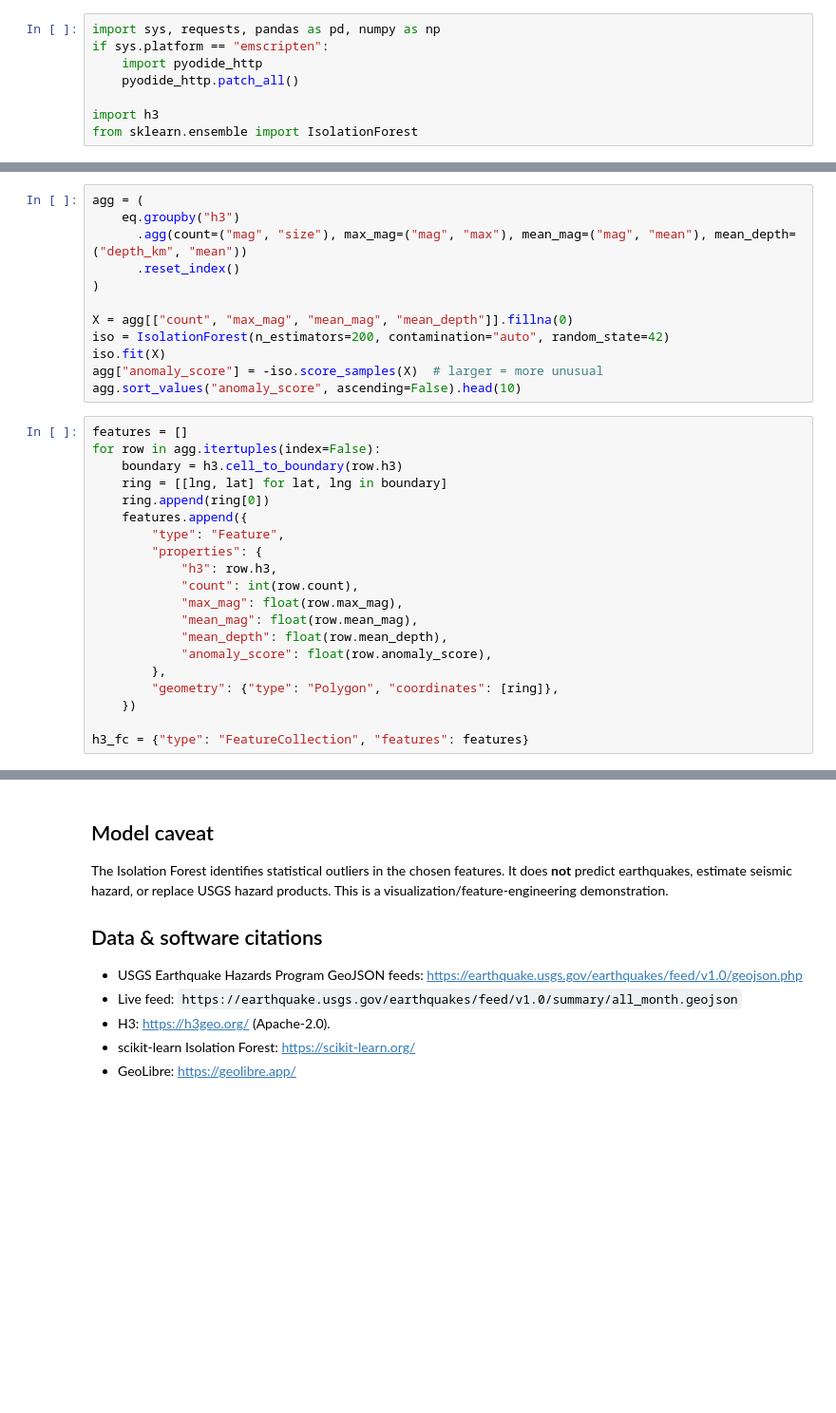
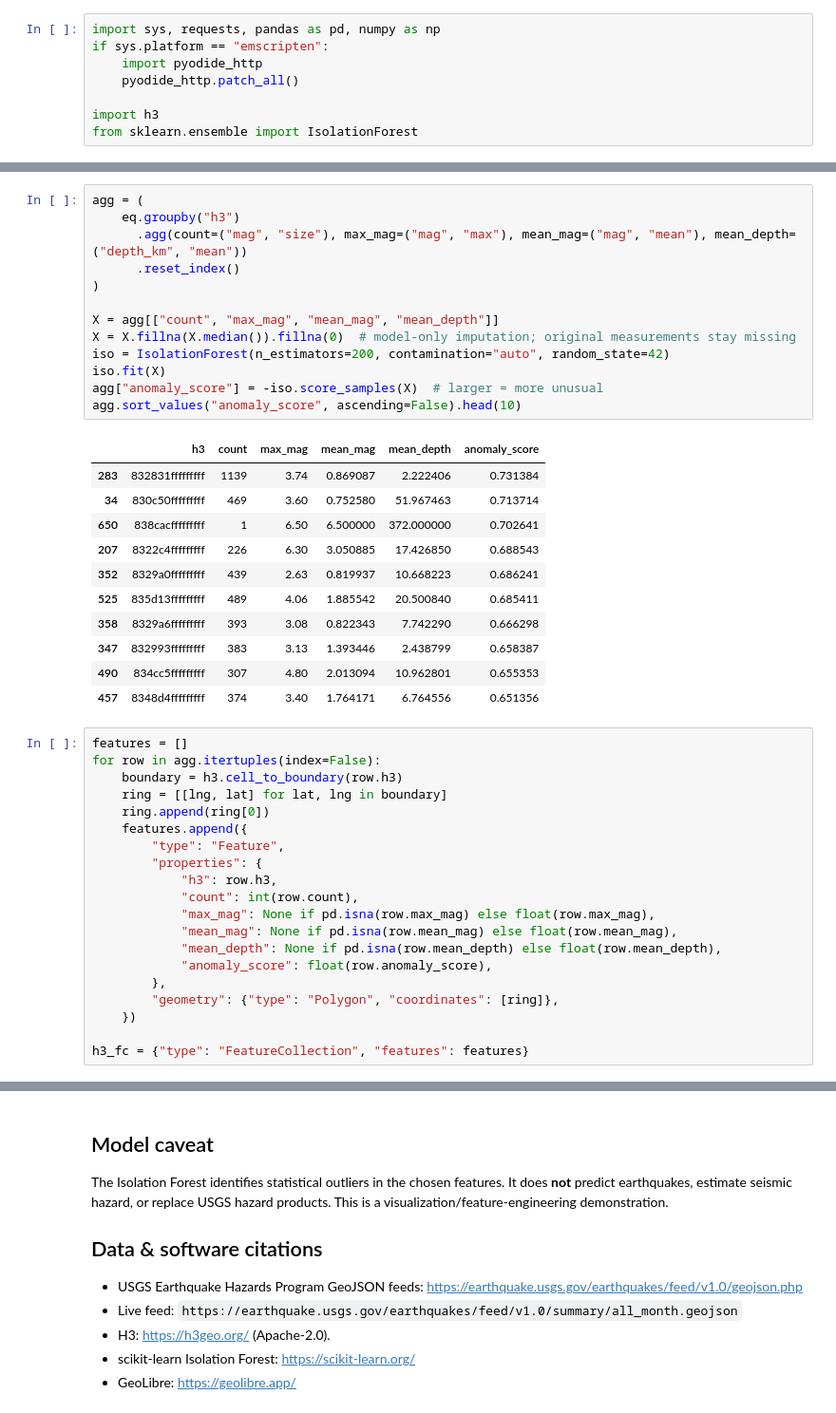
Before and after one commit to jltobias/JupyterLite-GeoLibre-GeoAI, a Jupyter notebook: book/notebooks/05_h3_earthquake_geoai.ipynb, the cells around one changed output, grey strips where cells are left out. Shown at 95% size. Drawn from its saved outputs; the diff is of its cells as text; blank space fills up the shorter version.

```diff
--- a/book/notebooks/05_h3_earthquake_geoai.ipynb
+++ b/book/notebooks/05_h3_earthquake_geoai.ipynb
@@ -44,15 +63,28 @@ eq.head(), len(eq)
 # %%
 agg = (
     eq.groupby("h3")
       .agg(count=("mag", "size"), max_mag=("mag", "max"), mean_mag=("mag", "mean"), mean_depth=("depth_km", "mean"))
       .reset_index()
 )
 
-X = agg[["count", "max_mag", "mean_mag", "mean_depth"]].fillna(0)
+X = agg[["count", "max_mag", "mean_mag", "mean_depth"]]
+X = X.fillna(X.median()).fillna(0)  # model-only imputation; original measurements stay missing
 iso = IsolationForest(n_estimators=200, contamination="auto", random_state=42)
 iso.fit(X)
 agg["anomaly_score"] = -iso.score_samples(X)  # larger = more unusual
 agg.sort_values("anomaly_score", ascending=False).head(10)
+# %% [output]
+|  | h3 | count | max_mag | mean_mag | mean_depth | anomaly_score |
+| 283 | 832831fffffffff | 1139 | 3.74 | 0.869087 | 2.222406 | 0.731384 |
+| 34 | 830c50fffffffff | 469 | 3.60 | 0.752580 | 51.967463 | 0.713714 |
+| 650 | 838cacfffffffff | 1 | 6.50 | 6.500000 | 372.000000 | 0.702641 |
+| 207 | 8322c4fffffffff | 226 | 6.30 | 3.050885 | 17.426850 | 0.688543 |
+| 352 | 8329a0fffffffff | 439 | 2.63 | 0.819937 | 10.668223 | 0.686241 |
+| 525 | 835d13fffffffff | 489 | 4.06 | 1.885542 | 20.500840 | 0.685411 |
+| 358 | 8329a6fffffffff | 393 | 3.08 | 0.822343 | 7.742290 | 0.666298 |
+| 347 | 832993fffffffff | 383 | 3.13 | 1.393446 | 2.438799 | 0.658387 |
+| 490 | 834cc5fffffffff | 307 | 4.80 | 2.013094 | 10.962801 | 0.655353 |
+| 457 | 8348d4fffffffff | 374 | 3.40 | 1.764171 | 6.764556 | 0.651356 |
 # %%
 features = []
 for row in agg.itertuples(index=False):
@@ -64,9 +96,9 @@ for row in agg.itertuples(index=False):
         "properties": {
             "h3": row.h3,
             "count": int(row.count),
-            "max_mag": float(row.max_mag),
-            "mean_mag": float(row.mean_mag),
-            "mean_depth": float(row.mean_depth),
+            "max_mag": None if pd.isna(row.max_mag) else float(row.max_mag),
+            "mean_mag": None if pd.isna(row.mean_mag) else float(row.mean_mag),
+            "mean_depth": None if pd.isna(row.mean_depth) else float(row.mean_depth),
             "anomaly_score": float(row.anomaly_score),
         },
         "geometry": {"type": "Polygon", "coordinates": [ring]},
```
Also changed, not shown: parts of 7 cells of this notebook, 40 other files.
